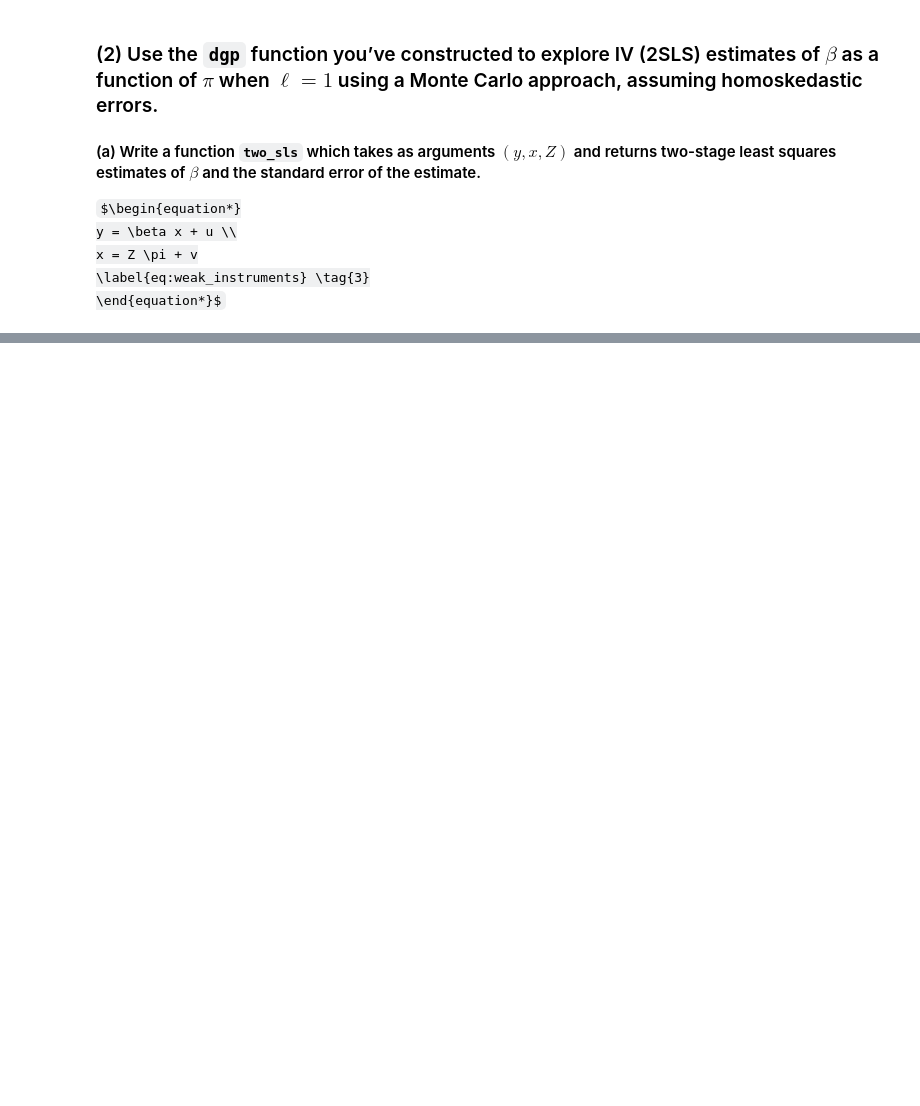
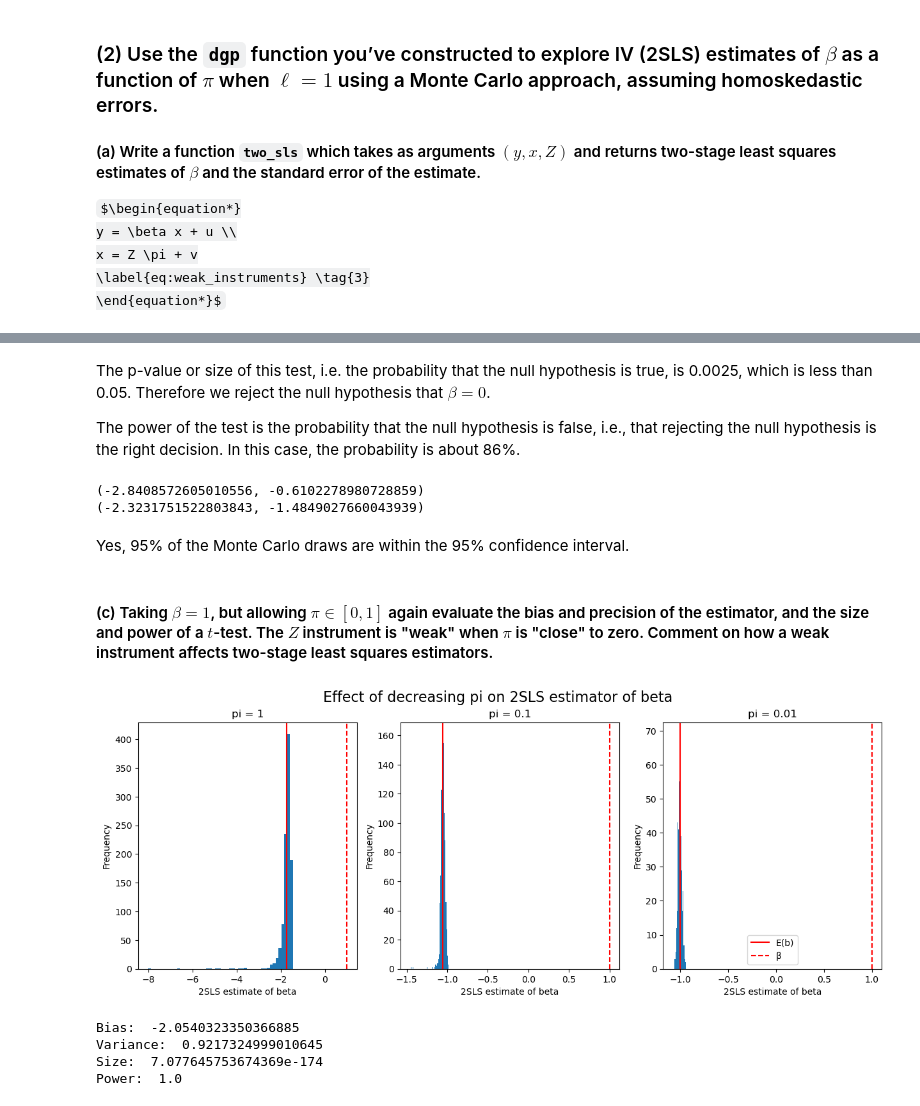
Before and after one commit to eleanor-adachi/ARE212_Materials, a Jupyter notebook: Assignments/assignment2/assignment2_ea.ipynb, the cells around one changed output, grey strips where cells are left out. Cells and saved outputs as stored; diff of their text form; code cells hidden in the pictures; some formulas as TeX source; blank space fills up the shorter version.

```diff
--- a/Assignments/assignment2/assignment2_ea.ipynb
+++ b/Assignments/assignment2/assignment2_ea.ipynb
@@ -393,0 +444,72 @@ Text(0.5, 1.0, 'Histogram of b for 1000 random draws')
+# %% [markdown]
+The p-value or size of this test, i.e. the probability that the null hypothesis is true, is 0.0025, which is less than 0.05. Therefore we reject the null hypothesis that $\beta = 0$.
+
+The power of the test is the probability that the null hypothesis is false, i.e., that rejecting the null hypothesis is the right decision. In this case, the probability is about 86%.
+# %%
+# Does a 95% confidence interval (based on your 2SLS estimator) correctly cover 95% of your Monte Carlo draws?
+
+ci = t.interval(confidence=0.95, df=df, loc=b_avg, scale=se)
+print(ci)
+
+mc_95 = np.quantile(results['b'], 0.025), np.quantile(results['b'], 0.975)
+print(mc_95)
+# %% [output]
+(-2.8408572605010556, -0.6102278980728859)
+(-2.3231751522803843, -1.4849027660043939)
+# %% [markdown]
+Yes, 95% of the Monte Carlo draws are within the 95% confidence interval.
+# %% [markdown]
+#### (c) Taking $\beta = 1$, but allowing $\pi \in [0, 1]$ again evaluate the bias and precision of the estimator, and the size and power of a $t$-test. The $Z$ instrument is "weak" when $\pi$ is "close" to zero. Comment on how a weak instrument affects two-stage least squares estimators.
+# %%
+beta = 1
+pi_ls = [1, 0.1, 0.01]
+
+results_dict = {}
+fig, axs = plt.subplots(1, len(pi_ls), figsize=(15, 5))
+fig.suptitle('Effect of decreasing pi on 2SLS estimator of beta', fontsize=16)
+for i in range(len(pi_ls)):
+    pi = pi_ls[i]
+    results = simulator(N, 10000, beta, pi, weak_dgp)
+    results_dict[pi] = results
+    axs[i].hist(results['b'], bins=50)
+    axs[i].axvline(x=results['b'].mean(), color='r', label='E(b)')
+    axs[i].axvline(x=beta, color='r', linestyle='--', label='β')
+    axs[i].set_xlabel('2SLS estimate of beta')
+    axs[i].set_ylabel('Frequency')
+    axs[i].title.set_text('pi = '+str(pi))
+plt.legend()
+plt.show()
+# %% [output]
+[figure, added]
+# %%
+# pi = 0.1
+
+results = results_dict[0.1]
+
+b_avg = results['b'].mean()
+bias = results['b'].mean() - beta
+var = np.sum(np.square(results['b'] - results['b'].mean()))
+sd = np.sqrt(var)
+se = sd/np.sqrt(len(results))
+
+print('Bias: ', bias)
+print('Variance: ', var)
+
+# Size of two-tailed t-test for beta = 0
+t_score = (b_avg - 0)/se
+n = len(results)
+df = n - 1
+pval = t.sf(np.abs(t_score), df) * 2
+print('Size: ', pval)
+
+# Power of two-tailed t-test for beta = 0
+alpha = 0.05
+delta = b_avg - 0
+effect_size = np.abs(delta/sd)
+power = smp.ttest_power(effect_size, nobs=n, alpha=alpha, alternative='two-sided')
+print('Power: ', power)
+# %% [output]
+Bias:  -2.0540323350366885
+Variance:  0.9217324999010645
+Size:  7.077645753674369e-174
+Power:  1.0
```
Also changed, not shown: parts of 28 cells of this notebook.
